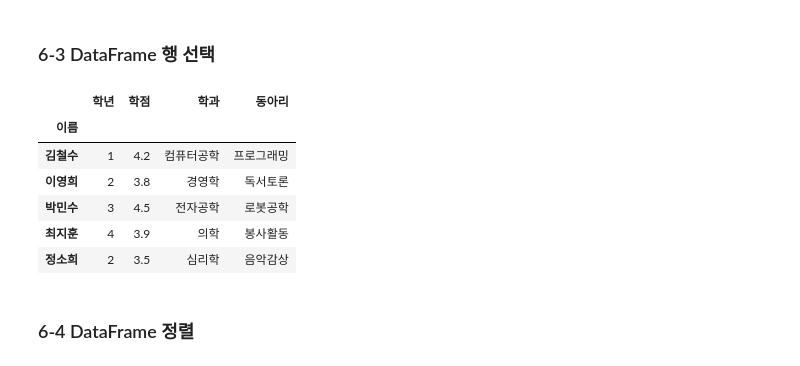
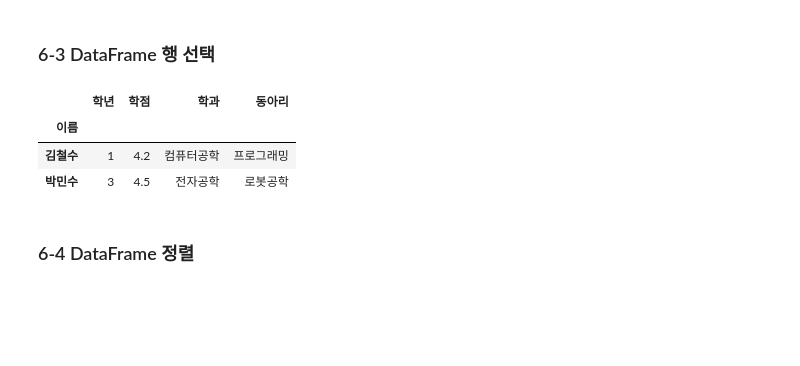
Before and after one commit to Jameslee501/Data-Analysis-with-Open-Source, a Jupyter notebook: 오픈소스_데이터_분석_6강.ipynb, the cells around one changed output. Saved outputs shown, nothing was run; the diff lists cells and outputs as text; code cells hidden in the pictures; blank space fills up the shorter version.

```diff
--- a/오픈소스_데이터_분석_6강.ipynb
+++ b/오픈소스_데이터_분석_6강.ipynb
@@ -122,35 +122,37 @@ df_renamed
 # %%
 import pandas as pd
 
 data = {
     "이름": ["김철수", "이영희", "박민수", "최지훈", "정소희"],
     "학년": [1, 2, 3, 4, 2],
     "학점": [4.2, 3.8, 4.5, 3.9, 3.5],
     "학과": ["컴퓨터공학", "경영학", "전자공학", "의학", "심리학"],
     "동아리": ["프로그래밍", "독서토론", "로봇공학", "봉사활동", "음악감상"]
 }
 
 #DataFrame 인덱스 지정, 필요시 print(df)
 df = pd.DataFrame(data)
 df = df.set_index('이름')
 
 #DataFrame 행 선택, 필요시 print(df)
 df.loc['김철수']
 df.loc[['김철수', '이영희']]
 df = df.loc['김철수':'정소희']
 
 #DataFrame 위치 기반 행 선택
-df
+df.iloc[1]
+df.iloc[[2, 3]]
+df.iloc[1:3]
 
 #DataFrame 조건 기반 선택
+df.loc[[True, False, True, False, False]]
+df['학점'] >= 4.0
+df.loc[df['학점'] >= 4.0]
 # %% [output]
 |  | 학년 | 학점 | 학과 | 동아리 |
 | 이름 |  |  |  |  |
 | 김철수 | 1 | 4.2 | 컴퓨터공학 | 프로그래밍 |
-| 이영희 | 2 | 3.8 | 경영학 | 독서토론 |
 | 박민수 | 3 | 4.5 | 전자공학 | 로봇공학 |
-| 최지훈 | 4 | 3.9 | 의학 | 봉사활동 |
-| 정소희 | 2 | 3.5 | 심리학 | 음악감상 |
 # %% [markdown]
 ### 6-4 DataFrame 정렬
 # %%
```
